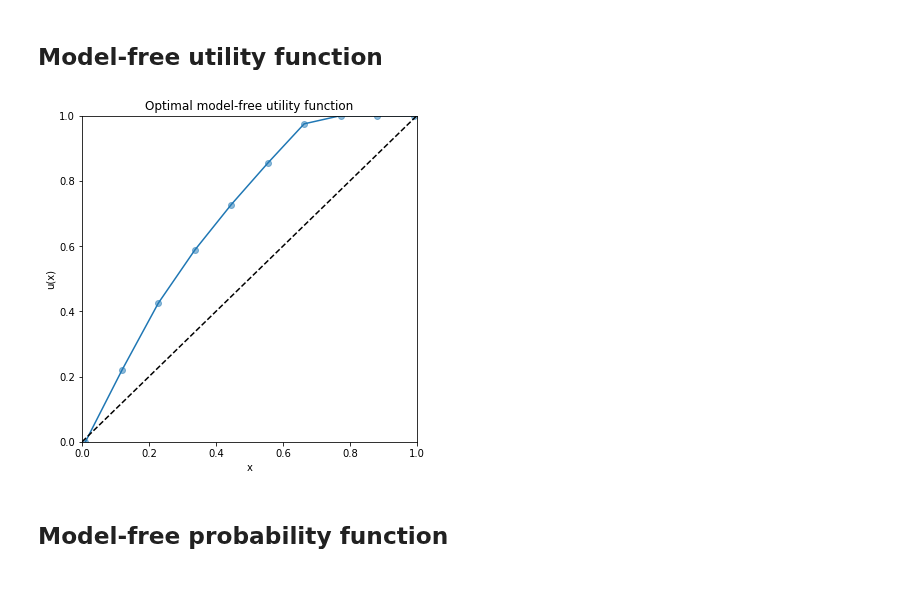
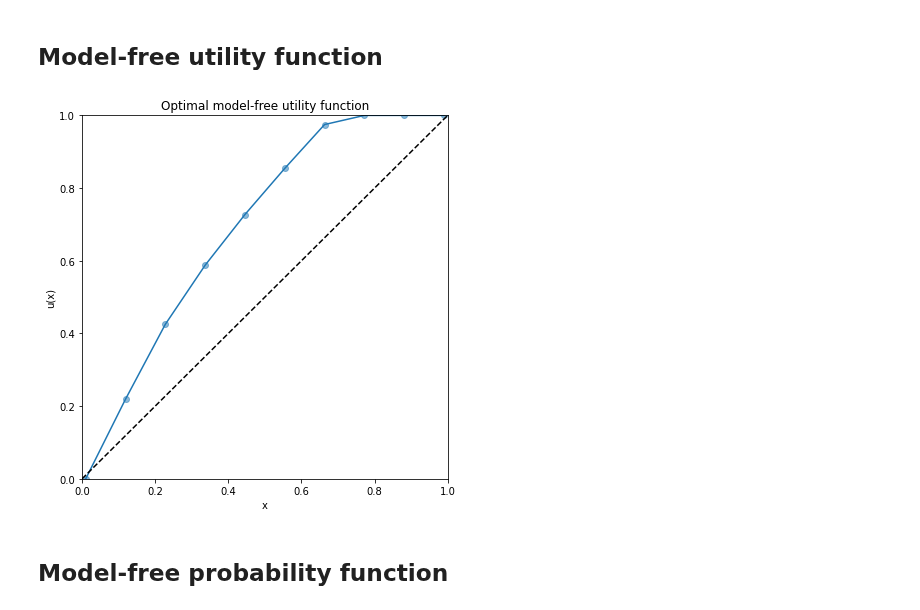
Before and after one commit to AurelienNioche/TransformedGP, a Jupyter notebook: Replication Juechems et al (2021)_adjusted.ipynb, the cells around one changed output. Saved outputs shown, nothing was run; the diff lists cells and outputs as text; code cells hidden in the pictures; blank space fills up the shorter version.

```diff
--- a/Replication Juechems et al (2021)_adjusted.ipynb
+++ b/Replication Juechems et al (2021)_adjusted.ipynb
@@ -98,13 +98,12 @@ def objective(param, data, reward_function, tau):
     seu = sp * su
 
     p_choice_1 = expit((seu[:, 1] - seu[:, 0])/tau)
-    choice = np.zeros(n_trial, dtype=int)
-    choice[:] = p_choice_1 > np.random.random(size=n_trial)
 
     r = np.zeros(n_trial)
     for i in range(n_trial):
-        c = choice[i]
-        r[i] = p_choice_1[i] * reward_function(p=p[i, 1], x=x[i, 1]) + (1-p_choice_1[i]) * reward_function(p=p[i, 0], x=x[i, 0]) # Difference in loss function
+        # Difference in loss function
+        r[i] = p_choice_1[i] * reward_function(p=p[i, 1], x=x[i, 1]) \
+            + (1-p_choice_1[i]) * reward_function(p=p[i, 0], x=x[i, 0])
 
     return - r.sum()
 # %% [markdown]
@@ -175,28 +174,29 @@ pd.DataFrame({"steps": STEPS, "su": su, "sp": sp})
 # %%
 # Create fig
 fig, ax = plt.subplots(figsize=(6, 6))
 
 # Set limits
 x_min, x_max = 0, 1
 y_min, y_max = 0, 1
 
 # Plot estimate
 ax.plot(STEPS, su)
 ax.plot([x_min,x_max],[y_min,y_max],'k--') # identity line
 
 # Pimp your plot
 ax.set_xlabel('x')
 ax.set_ylabel('u(x)')
 ax.set_title('Optimal model-free utility function')
 ax.set_xlim(x_min, x_max)
 ax.set_ylim(y_min, y_max)
 
 coord = np.vstack((STEPS, su))
 ax.scatter(coord[0], coord[1], alpha=0.5)
 
+plt.tight_layout()
 plt.show()
 # %% [output]
-[figure, old version]
+[figure, new version]
 # %% [markdown]
 ## Model-free probability function
 # %%
```
Also changed, not shown: 2 other files.
